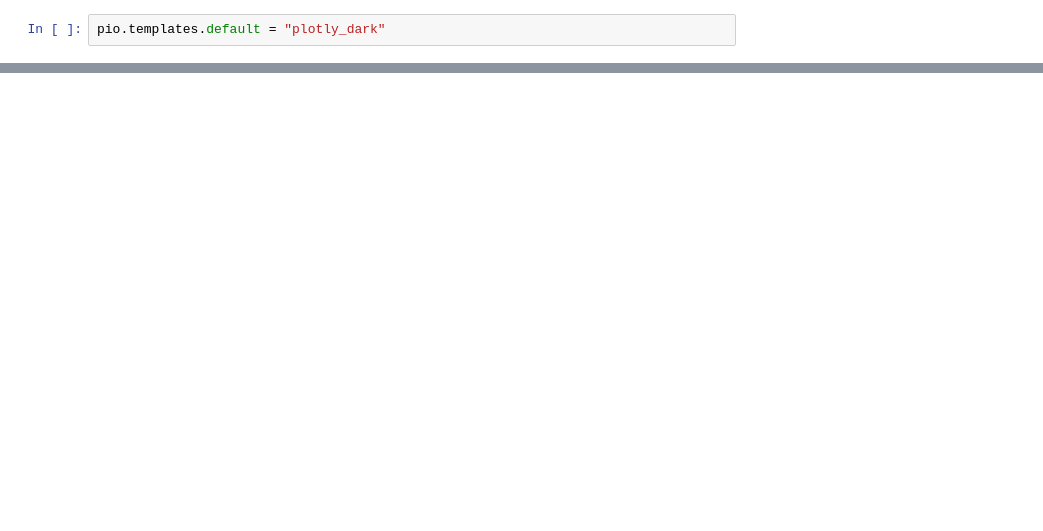
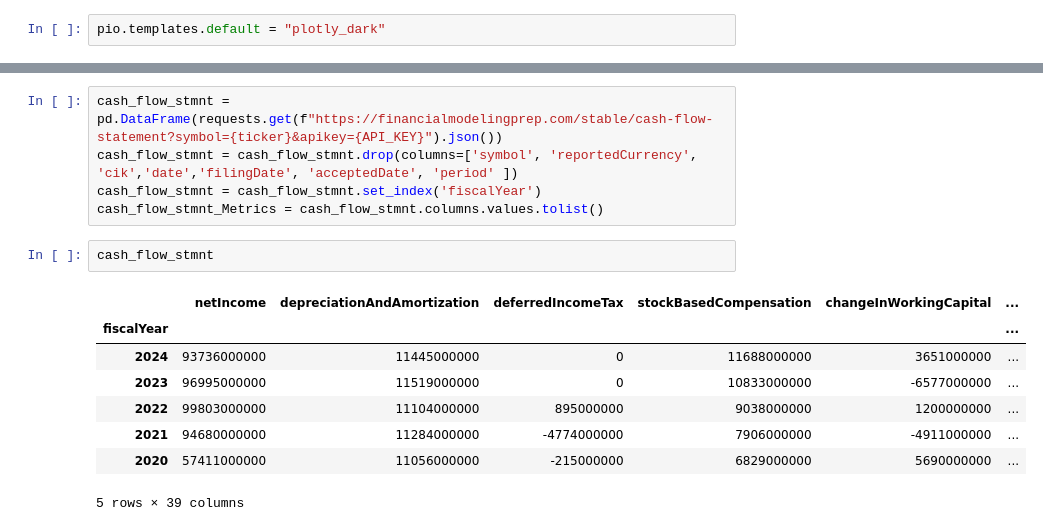
Before and after one commit to Hamza-joosub/StonksModels, a Jupyter notebook: WebAPP.ipynb, the cells around one changed output, grey strips where cells are left out. Saved outputs shown, nothing was run; the diff lists cells and outputs as text; blank space fills up the shorter version.

Commit message:
Refractored to to pull data from fmp instead pf yahoo finance

```diff
--- a/WebAPP.ipynb
+++ b/WebAPP.ipynb
@@ -210,0 +134,16 @@ stock_names
+# %%
+cash_flow_stmnt = pd.DataFrame(requests.get(f"https://financialmodelingprep.com/stable/cash-flow-statement?symbol={ticker}&apikey={API_KEY}").json())
+cash_flow_stmnt = cash_flow_stmnt.drop(columns=['symbol', 'reportedCurrency', 'cik','date','filingDate', 'acceptedDate', 'period' ])
+cash_flow_stmnt = cash_flow_stmnt.set_index('fiscalYear')
+cash_flow_stmnt_Metrics = cash_flow_stmnt.columns.values.tolist()
+# %%
+cash_flow_stmnt
+# %% [output]
+|  | netIncome | depreciationAndAmortization | deferredIncomeTax | stockBasedCompensation | changeInWorkingCapital | ... |
+| fiscalYear |  |  |  |  |  | ... |
+| 2024 | 93736000000 | 11445000000 | 0 | 11688000000 | 3651000000 | ... |
+| 2023 | 96995000000 | 11519000000 | 0 | 10833000000 | -6577000000 | ... |
+| 2022 | 99803000000 | 11104000000 | 895000000 | 9038000000 | 1200000000 | ... |
+| 2021 | 94680000000 | 11284000000 | -4774000000 | 7906000000 | -4911000000 | ... |
+| 2020 | 57411000000 | 11056000000 | -215000000 | 6829000000 | 5690000000 | ... |
+5 rows × 39 columns
```
Also changed, not shown: parts of 11 cells of this notebook, 4 other files.
